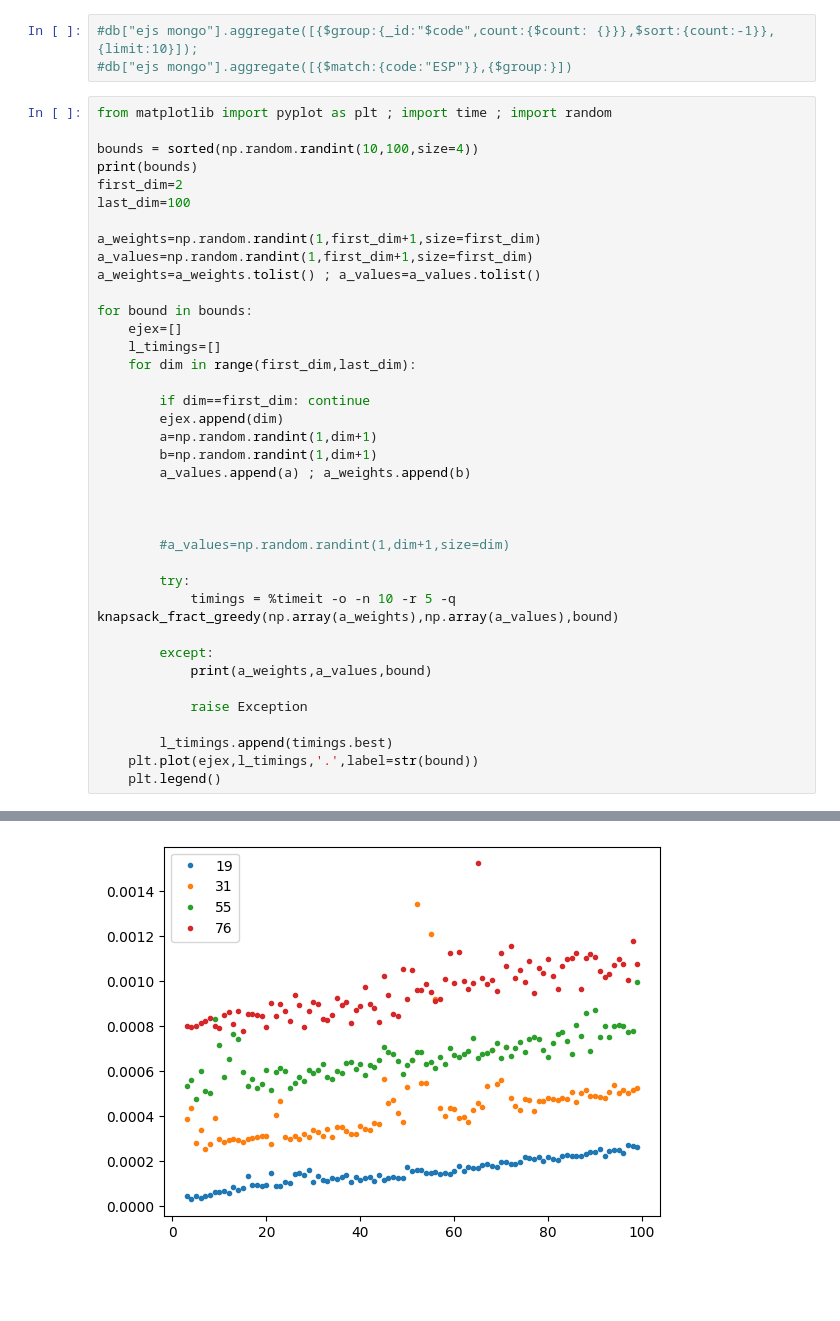
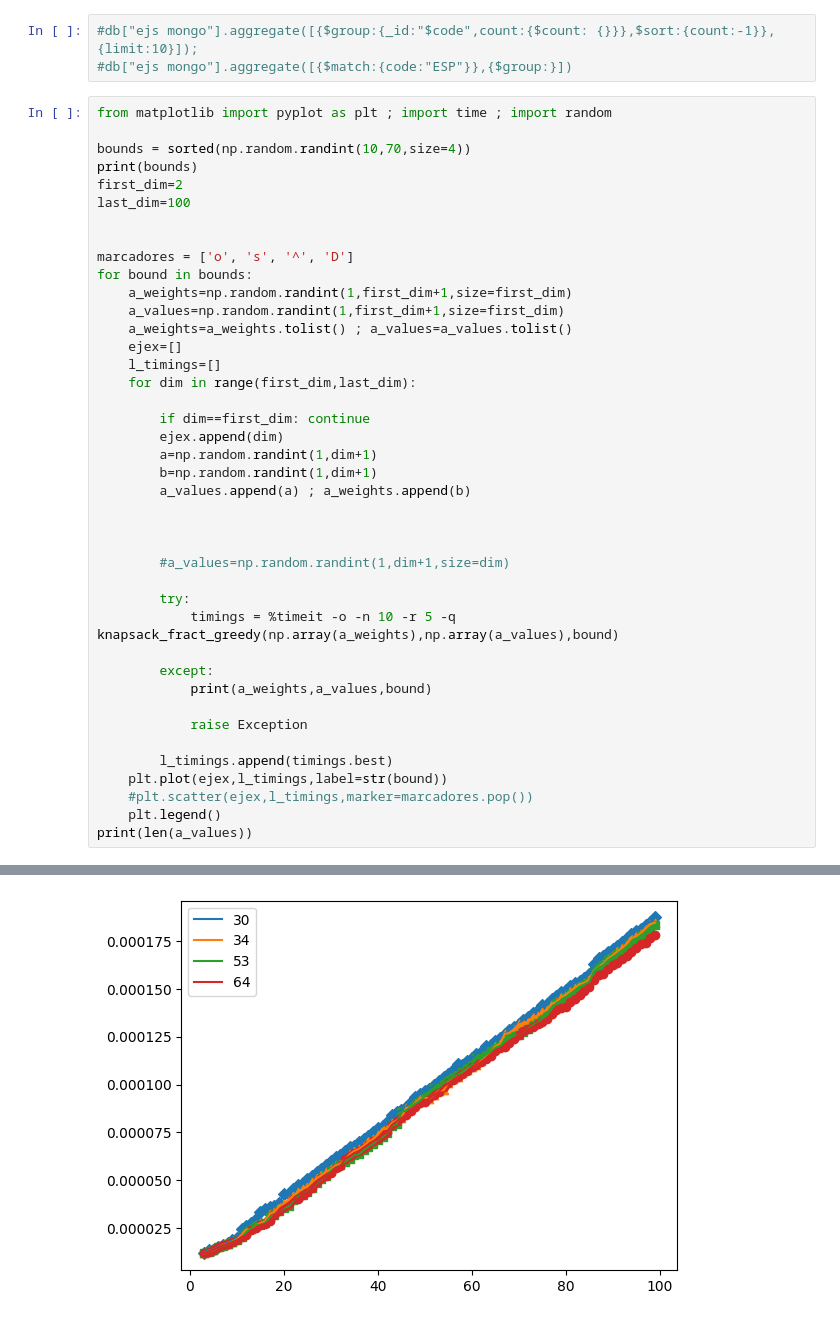
Before and after one commit to daviloncio/repositorio2, a Jupyter notebook: otros/p305.ipynb, the cells around one changed output, grey strips where cells are left out. Saved outputs shown, nothing was run; the diff lists cells and outputs as text; blank space fills up the shorter version.

```diff
--- a/otros/p305.ipynb
+++ b/otros/p305.ipynb
@@ -155,16 +155,17 @@ knapsack_01_int_prog(pesos,valores,8)
 # %%
 from matplotlib import pyplot as plt ; import time ; import random
 
-bounds = sorted(np.random.randint(10,100,size=4))
+bounds = sorted(np.random.randint(10,70,size=4))
 print(bounds)
 first_dim=2
 last_dim=100
 
-a_weights=np.random.randint(1,first_dim+1,size=first_dim)
-a_values=np.random.randint(1,first_dim+1,size=first_dim)
-a_weights=a_weights.tolist() ; a_values=a_values.tolist()
 
+marcadores = ['o', 's', '^', 'D']
 for bound in bounds:
+    a_weights=np.random.randint(1,first_dim+1,size=first_dim)
+    a_values=np.random.randint(1,first_dim+1,size=first_dim)
+    a_weights=a_weights.tolist() ; a_values=a_values.tolist()
     ejex=[]
     l_timings=[]
     for dim in range(first_dim,last_dim):
@@ -188,6 +189,8 @@ for bound in bounds:
             raise Exception
 
         l_timings.append(timings.best)
-    plt.plot(ejex,l_timings,'.',label=str(bound))
+    plt.plot(ejex,l_timings,label=str(bound))
+    #plt.scatter(ejex,l_timings,marker=marcadores.pop())
     plt.legend()
+print(len(a_values))
 # %% [output]
@@ -195 +199 @@ for bound in bounds:
-[figure, old version]
+[figure, new version]
```
Also changed, not shown: parts of 4 cells of this notebook, 2 other files.
